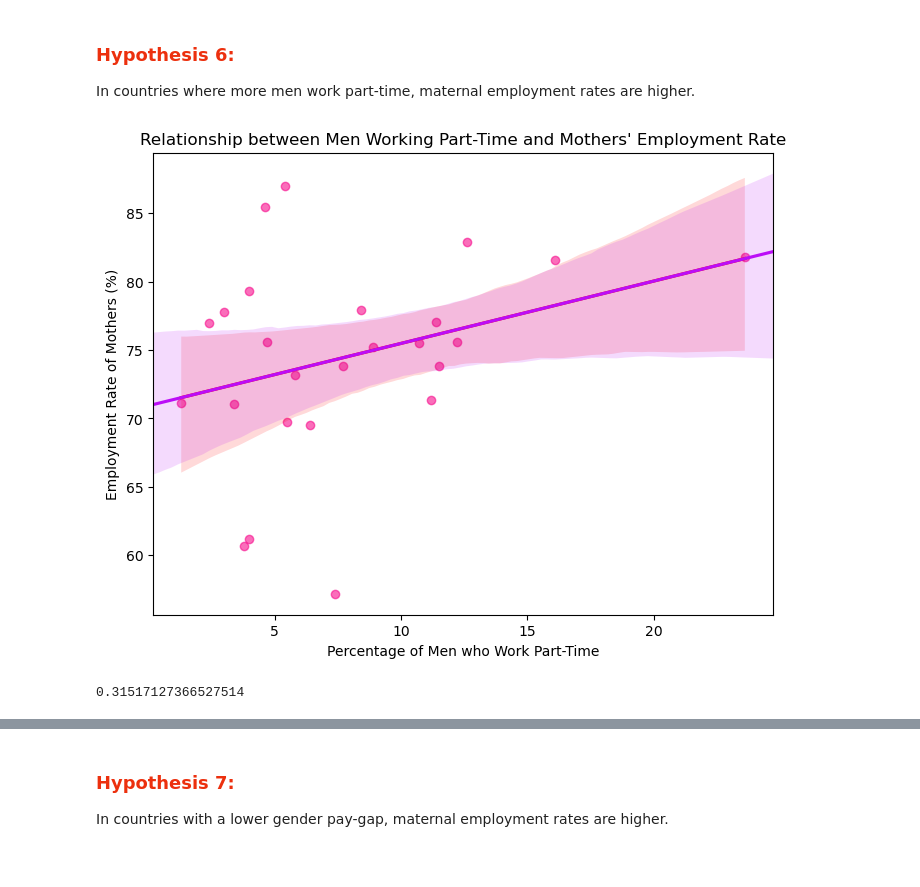
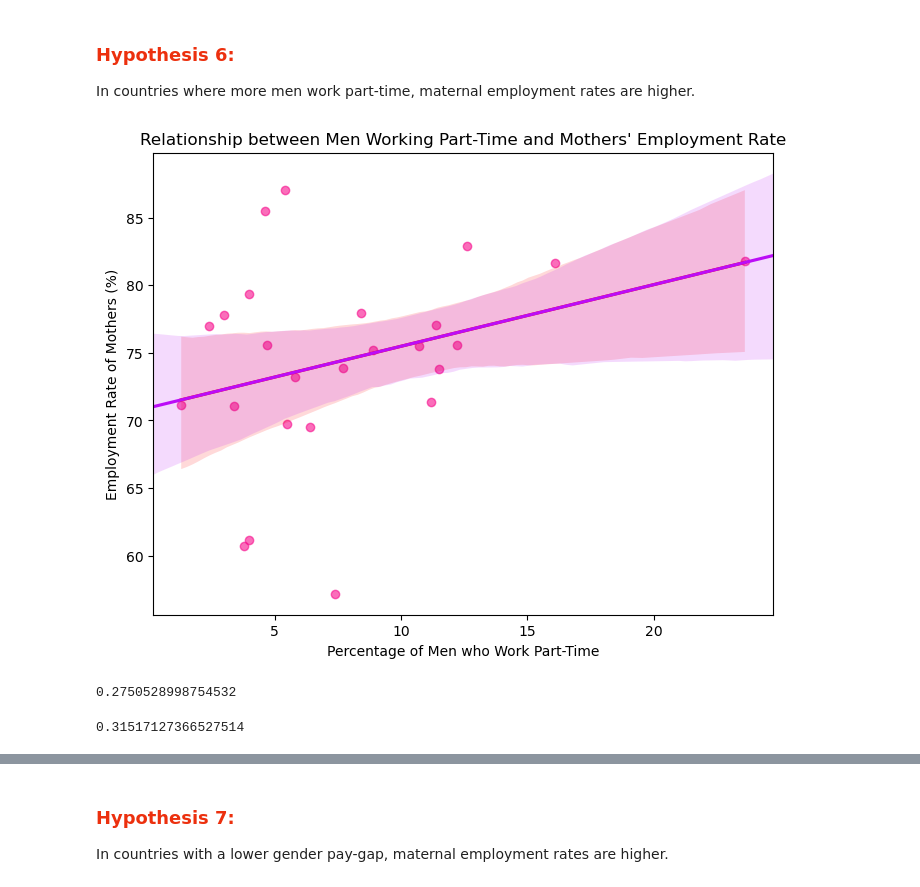
Before and after one commit to Paula0923/maternal-employment, a Jupyter notebook: EDA_maternal-employment.ipynb, the cells around one changed output, grey strips where cells are left out. Cells and saved outputs as stored; diff of their text form; code cells hidden in the pictures.

```diff
--- a/EDA_maternal-employment.ipynb
+++ b/EDA_maternal-employment.ipynb
@@ -1167,7 +1407,8 @@ plt.show()
 #### <span style="color: #bb1010;">Boxplot: Employment Rate of Single/ Partnered Mother by Spending on Family Benefits</span>
 # %%
 # creating categories for the spending on family benefits
-eda_df['spending_category'] = pd.qcut(eda_df['spending_family_benefits'], q=4, labels=['Low', 'Medium-Low', 'Medium-High', 'High'])
+eda_df['spending_category'] = pd.qcut(eda_df['spending_family_benefits'], q=4,
+                                      labels=['Low', 'Medium-Low', 'Medium-High', 'High'])
 
 # boxplot
 plt.figure(figsize=(10, 6))
@@ -1316,23 +1634,27 @@ eda_df["manager_women"].corr(eda_df["emp_maternal"])
 # %%
 # scatterplot with regression line
 plt.figure(figsize=(8, 6))
-sns.regplot(data=eda_df, x="emp_men_pt", y="emp_mothers",
+sns.regplot(data=eda_df, x="emp_men_pt", y="emp_maternal",
             scatter_kws={"color": "#f70d8d", 'alpha':0.6}, line_kws={'color':'red'})
 
 # coloring confidence interval
-sns.regplot(data=eda_df, x="emp_men_pt", y="emp_mothers",
+sns.regplot(data=eda_df, x="emp_men_pt", y="emp_maternal",
             scatter=False, line_kws={'color': '#bb0df7'},
             ci=95, truncate=False)
 
 # labels
 plt.xlabel("Percentage of Men who Work Part-Time")
 plt.ylabel("Employment Rate of Mothers (%)")
 plt.title("Relationship between Men Working Part-Time and Mothers' Employment Rate")
 
 plt.show()
 # %% [output]
-[figure, old version]
+[figure, new version]
 # %%
-eda_df["emp_men_pt"].corr(eda_df["emp_mothers"])
+eda_df["emp_men_pt"].corr(eda_df["emp_maternal"], method="spearman")
 # %% [output]
-0.31517127366527514
+0.2750528998754532
+# %%
+eda_df["emp_men_pt"].corr(eda_df["emp_maternal"])
+# %% [output]
+0.31517127366527514
```
Also changed, not shown: parts of 62 cells of this notebook, 1 other file.
